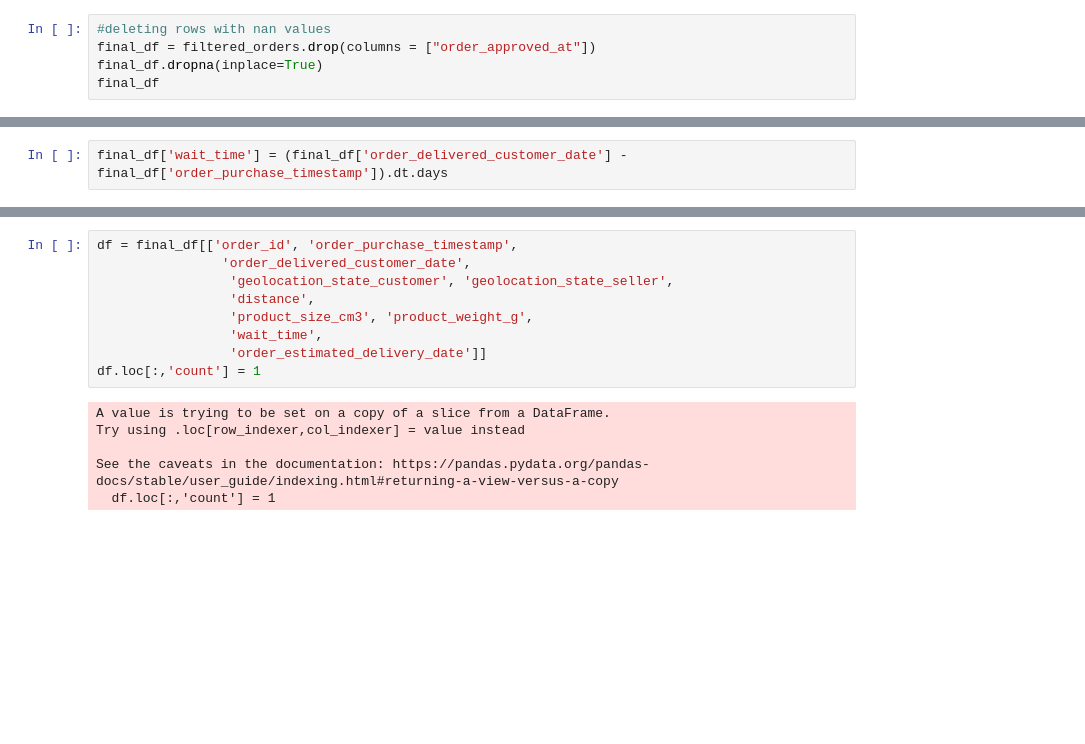
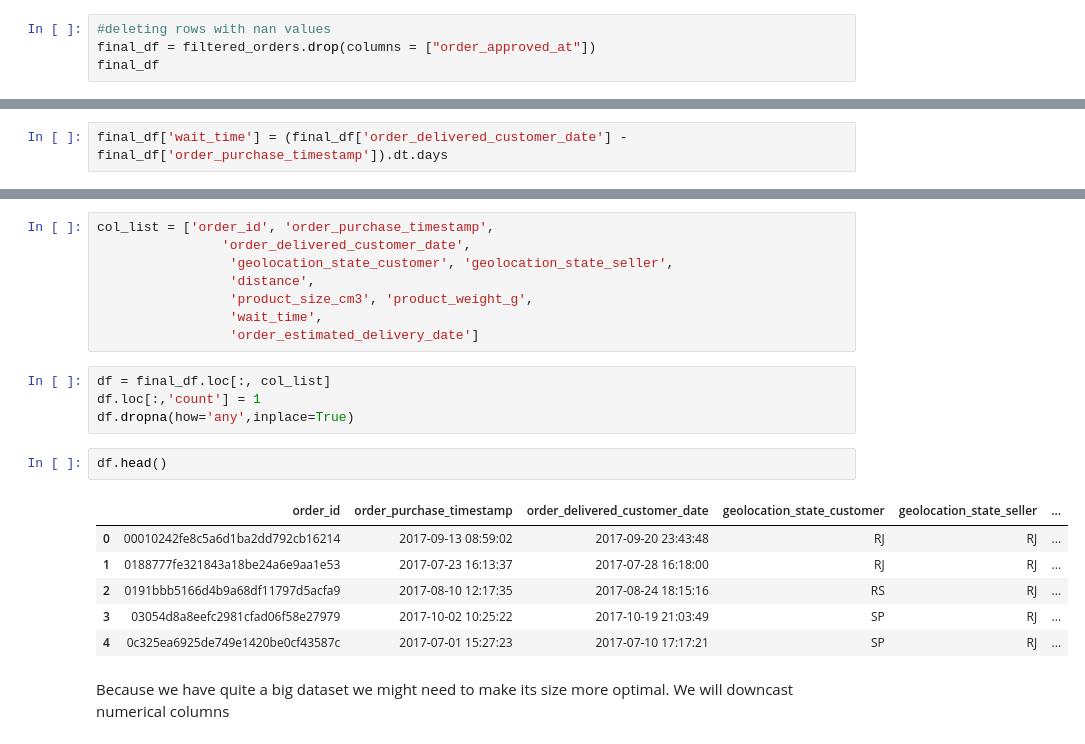
Before and after one commit to Ksyu22/olist_ecommerce, a Jupyter notebook: olist_ecommerce/notebooks/eda_delivery_prediction.ipynb, the cells around one changed output, grey strips where cells are left out. Cells and saved outputs as stored; diff of their text form; blank space fills up the shorter version.

Commit message:
comppressing data and additional cleaning

```diff
--- a/olist_ecommerce/notebooks/eda_delivery_prediction.ipynb
+++ b/olist_ecommerce/notebooks/eda_delivery_prediction.ipynb
@@ -371,7 +371,6 @@ filtered_orders
 # %%
 #deleting rows with nan values
 final_df = filtered_orders.drop(columns = ["order_approved_at"])
-final_df.dropna(inplace=True)
 final_df
 # %% [output]
 |  | order_id | product_id | seller_id | shipping_limit_date | price | freight_value | seller_zip_code_prefix | ... |
@@ -448,15 +472,23 @@ final_df
 # %%
-df = final_df[['order_id', 'order_purchase_timestamp',
+col_list = ['order_id', 'order_purchase_timestamp',
                 'order_delivered_customer_date',
                  'geolocation_state_customer', 'geolocation_state_seller',
                  'distance',
                  'product_size_cm3', 'product_weight_g',
                  'wait_time',
-                 'order_estimated_delivery_date']]
-df.loc[:,'count'] = 1
+                 'order_estimated_delivery_date']
-# %% [output]
-A value is trying to be set on a copy of a slice from a DataFrame.
-Try using .loc[row_indexer,col_indexer] = value instead
-
-See the caveats in the documentation: https://pandas.pydata.org/pandas-docs/stable/user_guide/indexing.html#returning-a-view-versus-a-copy
-  df.loc[:,'count'] = 1
+# %%
+df = final_df.loc[:, col_list]
+df.loc[:,'count'] = 1
+df.dropna(how='any',inplace=True)
+# %%
+df.head()
+# %% [output]
+|  | order_id | order_purchase_timestamp | order_delivered_customer_date | geolocation_state_customer | geolocation_state_seller | ... |
+| 0 | 00010242fe8c5a6d1ba2dd792cb16214 | 2017-09-13 08:59:02 | 2017-09-20 23:43:48 | RJ | RJ | ... |
+| 1 | 0188777fe321843a18be24a6e9aa1e53 | 2017-07-23 16:13:37 | 2017-07-28 16:18:00 | RJ | RJ | ... |
+| 2 | 0191bbb5166d4b9a68df11797d5acfa9 | 2017-08-10 12:17:35 | 2017-08-24 18:15:16 | RS | RJ | ... |
+| 3 | 03054d8a8eefc2981cfad06f58e27979 | 2017-10-02 10:25:22 | 2017-10-19 21:03:49 | SP | RJ | ... |
+| 4 | 0c325ea6925de749e1420be0cf43587c | 2017-07-01 15:27:23 | 2017-07-10 17:17:21 | SP | RJ | ... |
+# %% [markdown]
+Because we have quite a big dataset we might need to make its size more optimal. We will downcast numerical columns
```
Also changed, not shown: parts of 12 cells of this notebook.
